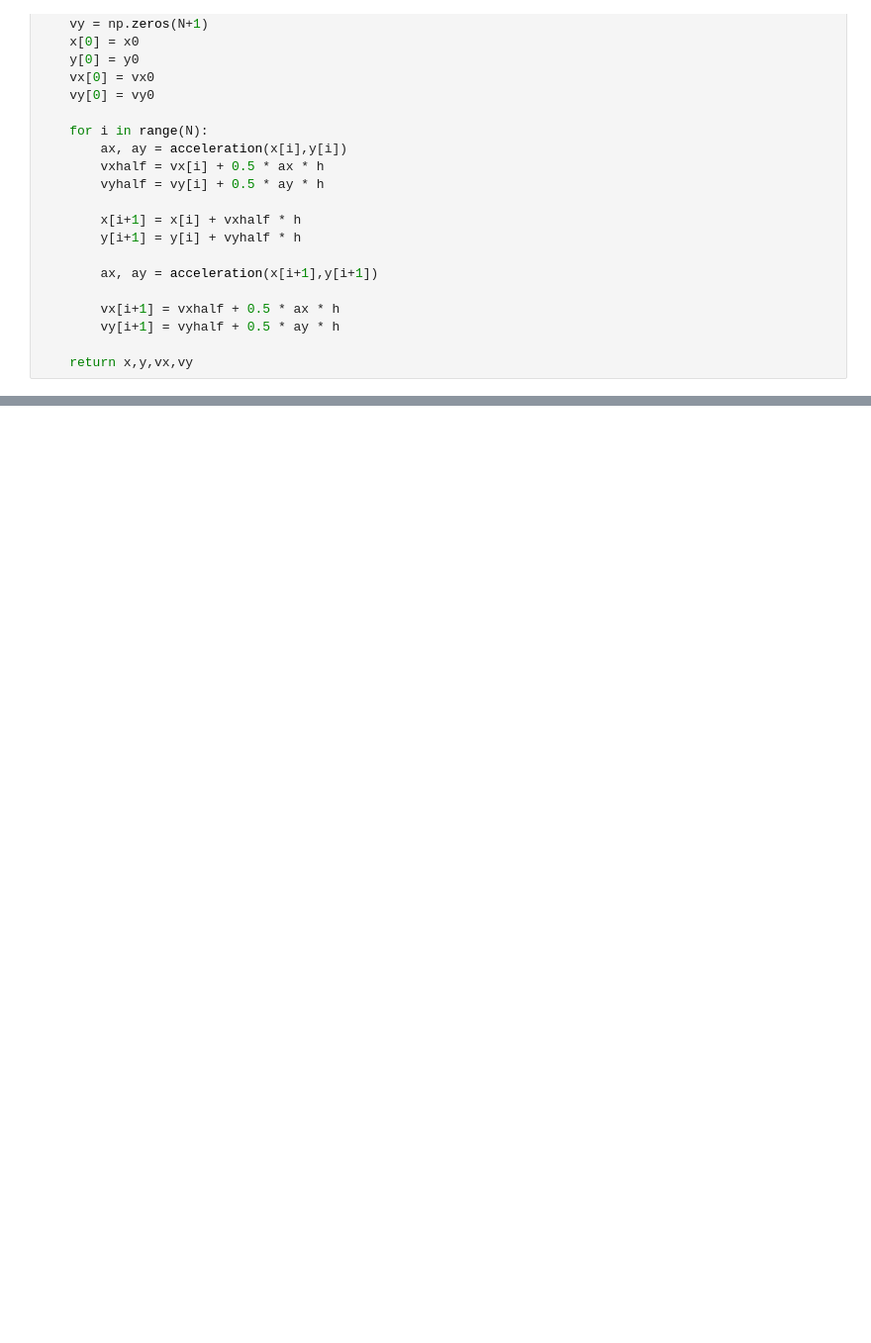
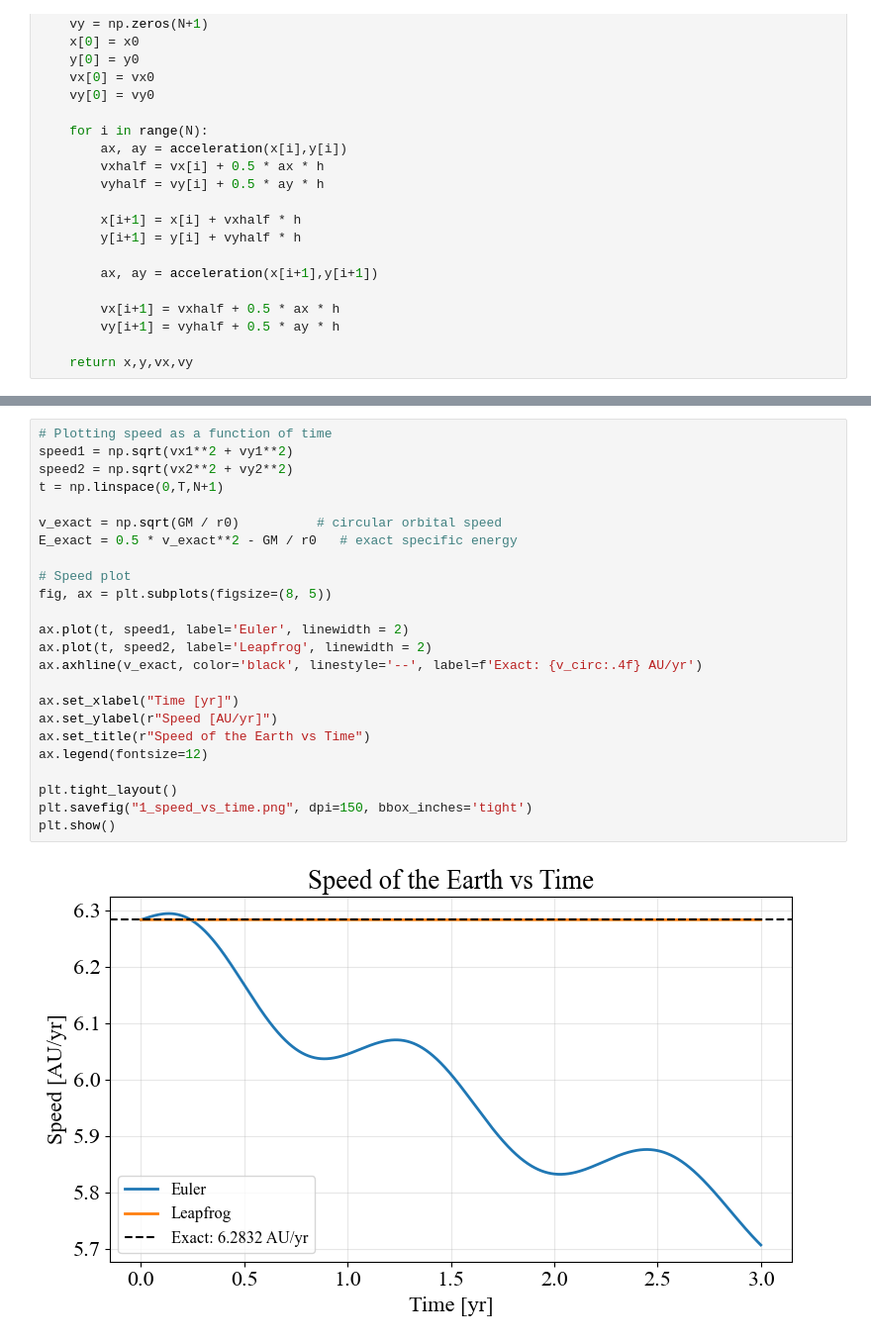
Before and after one commit to Aradhikaaa/N-Body-Simulations, a Jupyter notebook: hw4.ipynb, the cells around one changed output, grey strips where cells are left out. Shown at 99% size. Drawn from its saved outputs; the diff is of its cells as text; blank space fills up the shorter version.

```diff
--- a/hw4.ipynb
+++ b/hw4.ipynb
@@ -112,0 +222,26 @@ plt.show()
+# %%
+# Plotting speed as a function of time
+speed1 = np.sqrt(vx1**2 + vy1**2)
+speed2 = np.sqrt(vx2**2 + vy2**2)
+t = np.linspace(0,T,N+1)
+
+v_exact = np.sqrt(GM / r0)          # circular orbital speed
+E_exact = 0.5 * v_exact**2 - GM / r0   # exact specific energy
+
+# Speed plot
+fig, ax = plt.subplots(figsize=(8, 5))
+
+ax.plot(t, speed1, label='Euler', linewidth = 2)
+ax.plot(t, speed2, label='Leapfrog', linewidth = 2)
+ax.axhline(v_exact, color='black', linestyle='--', label=f'Exact: {v_circ:.4f} AU/yr')
+
+ax.set_xlabel("Time [yr]")
+ax.set_ylabel(r"Speed [AU/yr]")
+ax.set_title(r"Speed of the Earth vs Time")
+ax.legend(fontsize=12)
+
+plt.tight_layout()
+plt.savefig("1_speed_vs_time.png", dpi=150, bbox_inches='tight')
+plt.show()
+# %% [output]
+[figure, added]
```
Also changed, not shown: parts of 28 cells of this notebook, 1 other file.
